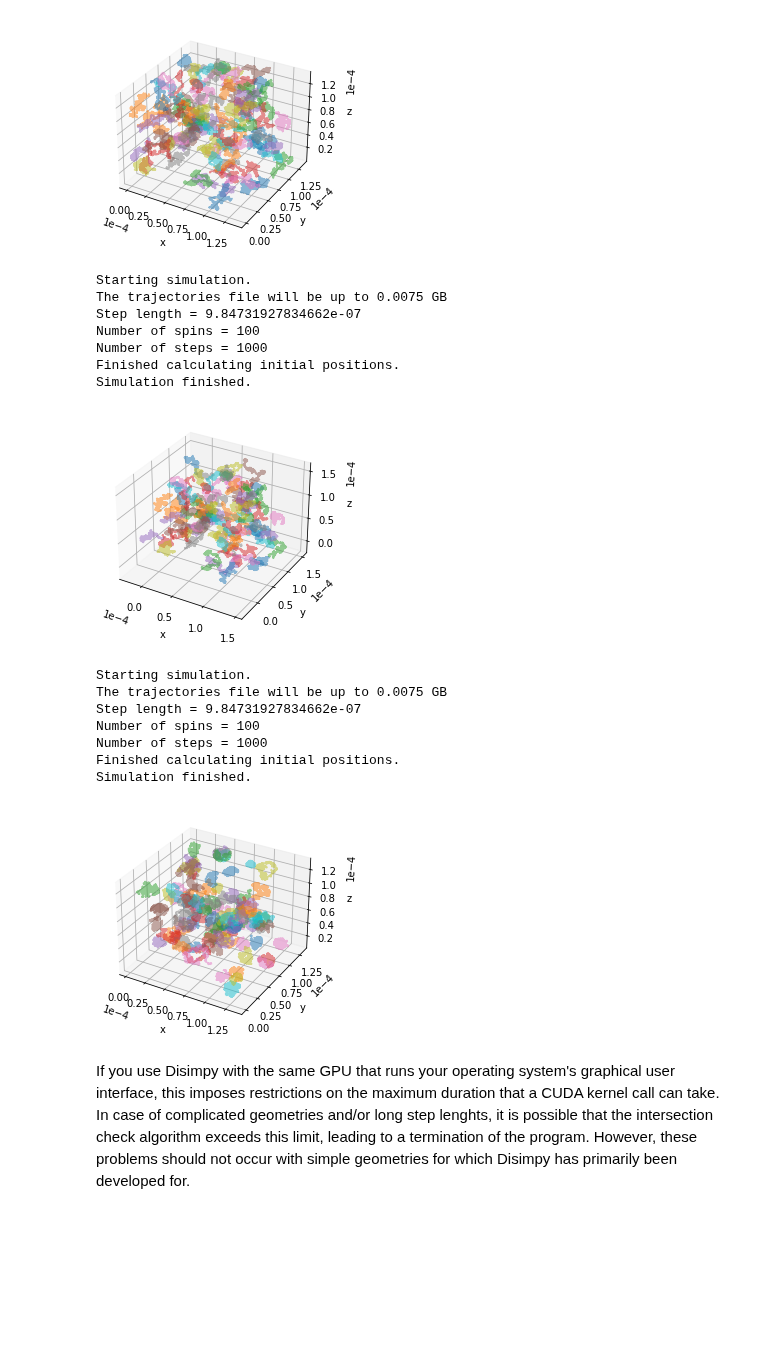
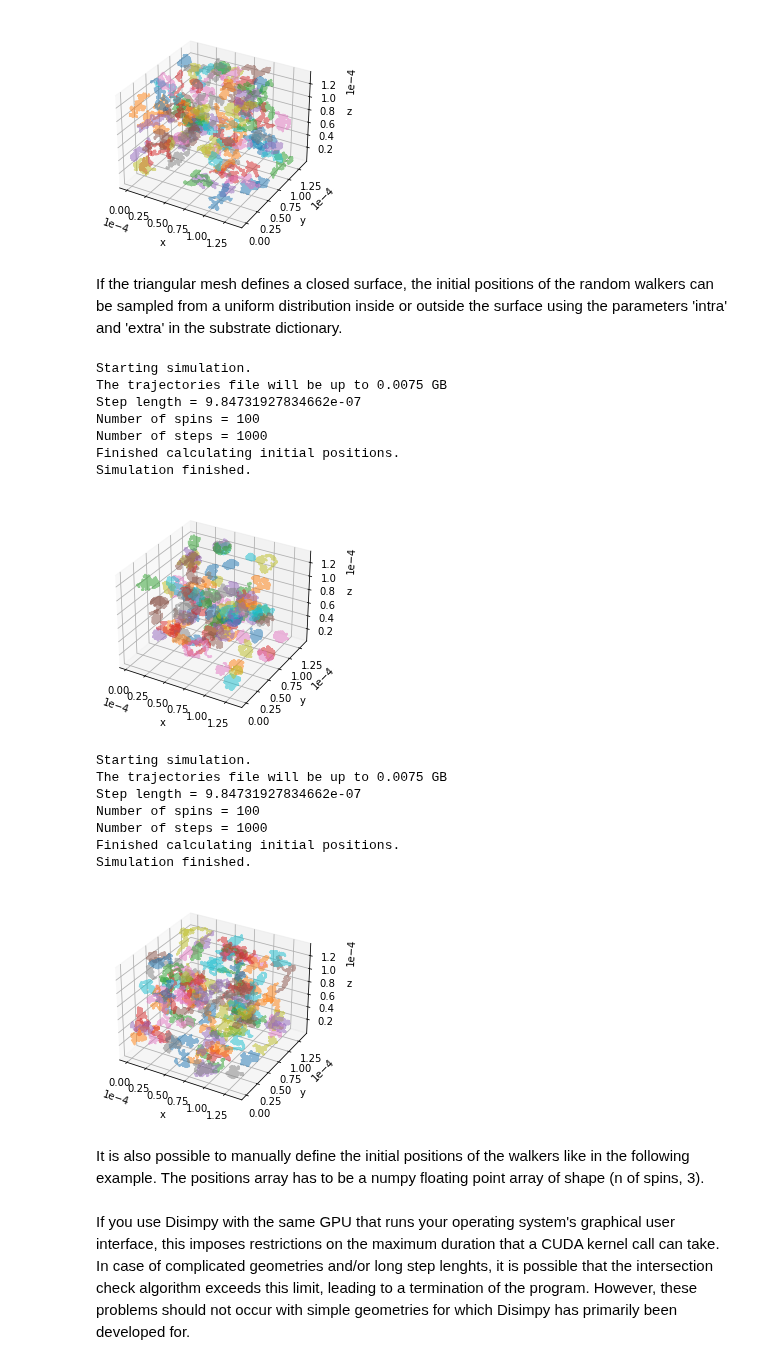
Before and after one commit to kerkelae/disimpy, a Jupyter notebook: docs/source/tutorial.ipynb, the cells around one changed output. Saved outputs shown, nothing was run; the diff lists cells and outputs as text; code cells hidden in the pictures; blank space fills up the shorter version.

Commit message:
added instructions on how to define positions manually

```diff
--- a/docs/source/tutorial.ipynb
+++ b/docs/source/tutorial.ipynb
@@ -177,9 +183,11 @@ Simulation finished.
+# %% [markdown]
+If the triangular mesh defines a closed surface, the initial positions of the random walkers can be sampled from a uniform distribution inside or outside the surface using the parameters 'intra' and 'extra' in the substrate dictionary.
 # %%
-# Periodic boundary conditions:
+# Randomly place initial positions inside the surface
 
 substrate = {'type' : 'mesh',
              'mesh' : mesh,
-             'periodic' : True}
+             'intra' : True}
 
 signals = simulations.simulation(n_s, diffusivity, gradient, dt, substrate,
                                  trajectories='example_traj.txt')
@@ -193,24 +201,26 @@ Number of spins = 100
 Number of steps = 1000
 Finished calculating initial positions.
 Simulation finished.
-[figure, old version]
+[figure, new version]
 # %%
-# Initial positions can be restricted to be inside the surface:
+# Randomly place initial positions outside the surface
 
 substrate = {'type' : 'mesh',
              'mesh' : mesh,
-             'intra' : True}
+             'extra' : True}
 
 signals = simulations.simulation(n_s, diffusivity, gradient, dt, substrate,
                                  trajectories='example_traj.txt')
 
 utils.show_traj('example_traj.txt')
 # %% [output]
 Starting simulation.
 The trajectories file will be up to 0.0075 GB
 Step length = 9.84731927834662e-07
 Number of spins = 100
 Number of steps = 1000
 Finished calculating initial positions.
 Simulation finished.
-[figure, old version]
+[figure, new version]
+# %% [markdown]
+It is also possible to manually define the initial positions of the walkers like in the following example. The positions array has to be a numpy floating point array of shape (n of spins, 3).
```
Also changed, not shown: parts of 5 cells of this notebook.
